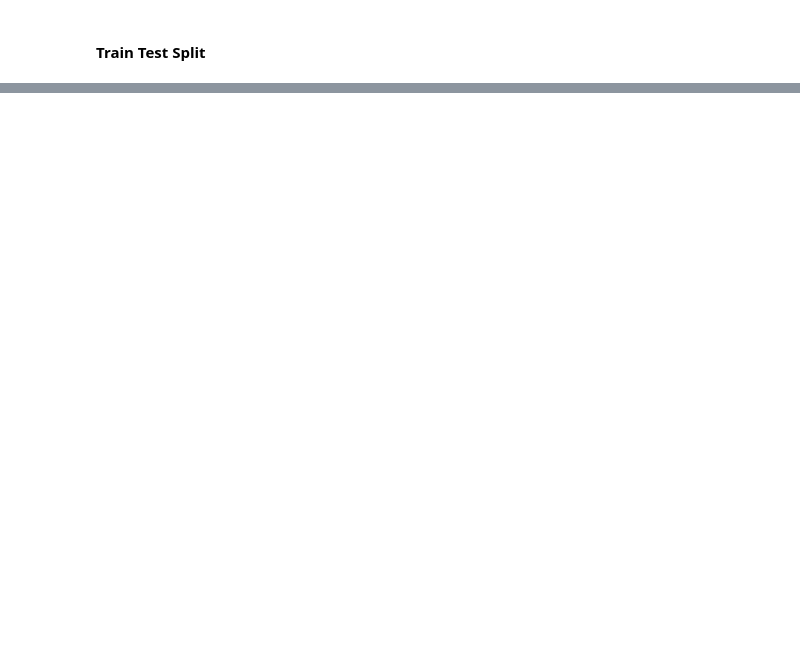
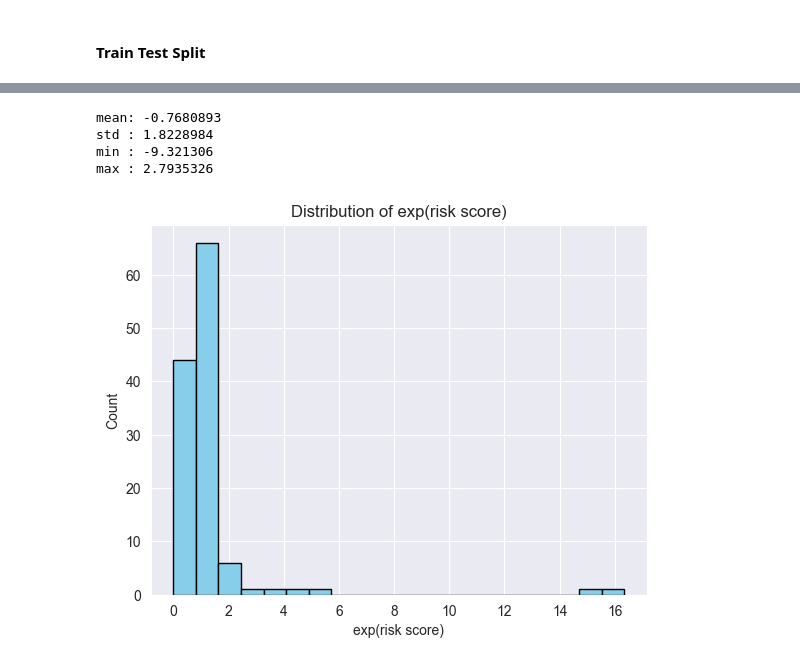
Before and after one commit to yumin04/AD_Multimodal, a Jupyter notebook: TFN_AD/AD_CoxModel_pytorch.ipynb, the cells around one changed output, grey strips where cells are left out. Cells and saved outputs as stored; diff of their text form; code cells hidden in the pictures; blank space fills up the shorter version.

```diff
--- a/TFN_AD/AD_CoxModel_pytorch.ipynb
+++ b/TFN_AD/AD_CoxModel_pytorch.ipynb
@@ -354,0 +469,22 @@ def estimate_baseline_hazard(times, events, risk_scores):
+# %%
+def estimate_baseline_hazard(times, events, risks):
+    # Sort by time descending
+    order = np.argsort(-times)
+    times = times[order]
+    events = events[order]
+    risks = risks[order]
+
+    H0 = {}
+    denom = 0.0
+    for t in np.unique(times):
+        idx = times == t
+        d = np.sum(events[idx])
+        r = np.sum(np.exp(risks[times >= t]))
+        if r > 0:
+            H0[t] = d / r
+    H0_cumsum = {}
+    cum = 0
+    for t in sorted(H0.keys()):
+        cum += H0[t]
+        H0_cumsum[t] = cum
+    return H0_cumsum
@@ -432,0 +605,24 @@ def plot_survival_curve(risk_score, H0_func, max_t=5.0, step=0.1):
+# %%
+# print("Risk score stats:")
+print("mean:", risk_scores.mean())
+print("std :", risk_scores.std())
+print("min :", risk_scores.min())
+print("max :", risk_scores.max())
+# %% [output]
+mean: -0.7680893
+std : 1.8228984
+min : -9.321306
+max : 2.7935326
+# %%
+import matplotlib.pyplot as plt
+
+exp_risks = np.exp(risk_scores)
+
+plt.hist(exp_risks, bins=20, color='skyblue', edgecolor='black')
+plt.title("Distribution of exp(risk score)")
+plt.xlabel("exp(risk score)")
+plt.ylabel("Count")
+plt.grid(True)
+plt.show()
+# %% [output]
+[figure, added]
```
Also changed, not shown: parts of 18 cells of this notebook.
